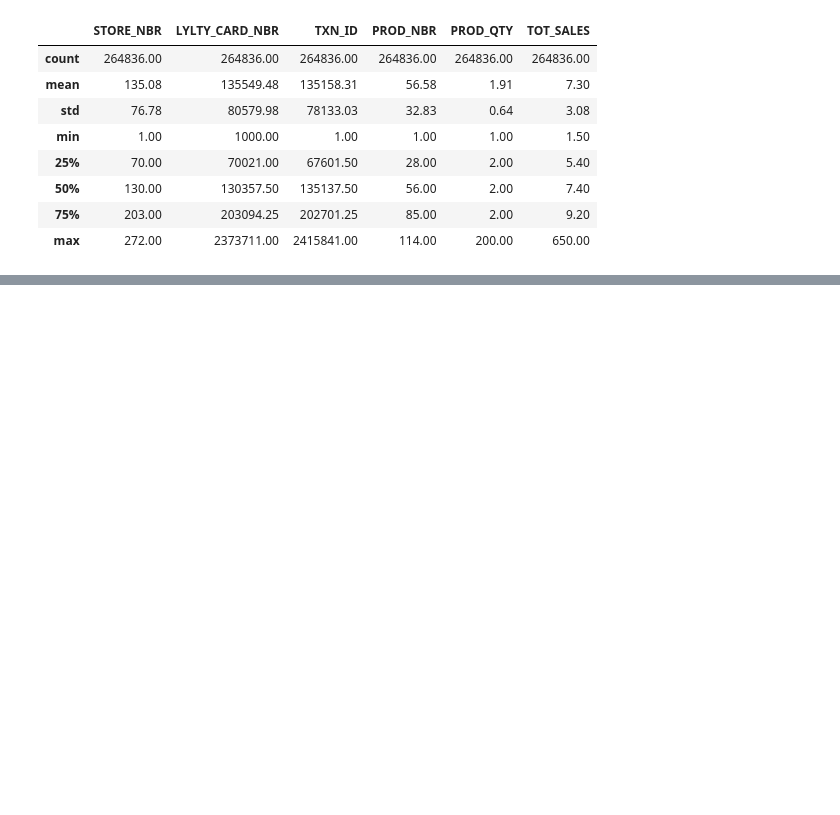
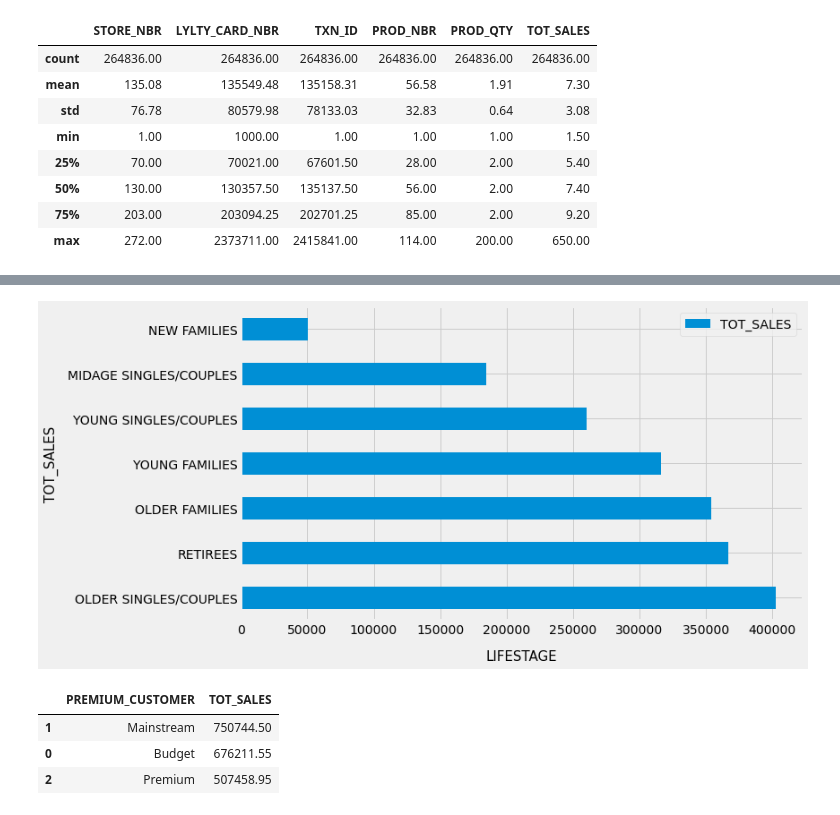
Before and after one commit to coja56/Customer_buying_Patterns, a Jupyter notebook: customer_segmentation.ipynb, the cells around one changed output, grey strips where cells are left out. Cells and saved outputs as stored; diff of their text form; code cells hidden in the pictures; blank space fills up the shorter version.

```diff
--- a/customer_segmentation.ipynb
+++ b/customer_segmentation.ipynb
@@ -228,0 +310,3 @@ df_topsellers
+# %%
+#expenditure by lifestage
+df_lifestage = df_custrans.groupby(by =['LIFESTAGE'], as_index=False)['TOT_SALES'].sum().sort_values(by ='TOT_SALES',ascending = False)
@@ -228,0 +324,9 @@ df_topsellers
+# %%
+plt.style.use("fivethirtyeight")
+#plt.figure(figsize=(100,40))
+df_lifestage.plot.barh(x ="LIFESTAGE",y= "TOT_SALES")
+plt.xlabel("LIFESTAGE",fontsize=15,labelpad = 15)
+plt.ylabel("TOT_SALES", fontsize =15,labelpad=10)
+plt.show()
+# %% [output]
+[figure, added]
@@ -228,0 +336,8 @@ df_topsellers
+# %%
+#df_custype.set_index('PREMIUM_CUSTOMER', inplace=True)
+df_custype
+# %% [output]
+|  | PREMIUM_CUSTOMER | TOT_SALES |
+| 1 | Mainstream | 750744.50 |
+| 0 | Budget | 676211.55 |
+| 2 | Premium | 507458.95 |
```
Also changed, not shown: parts of 31 cells of this notebook.
